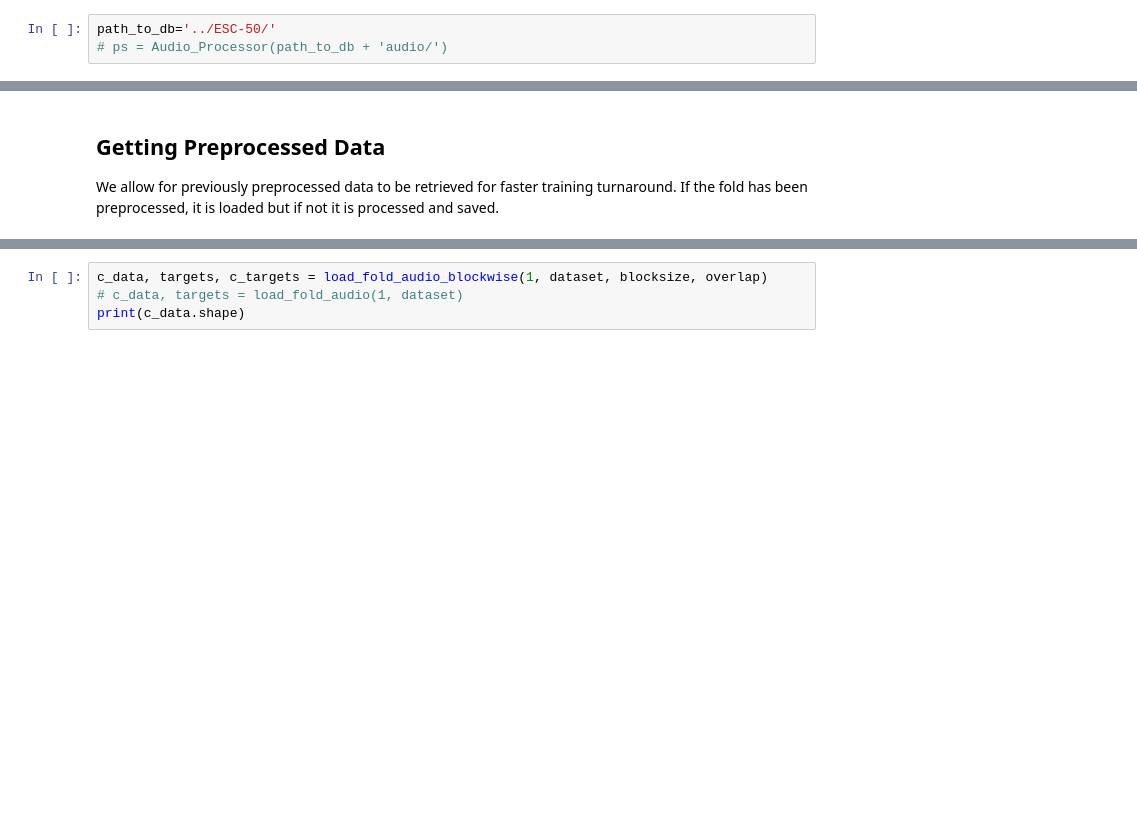
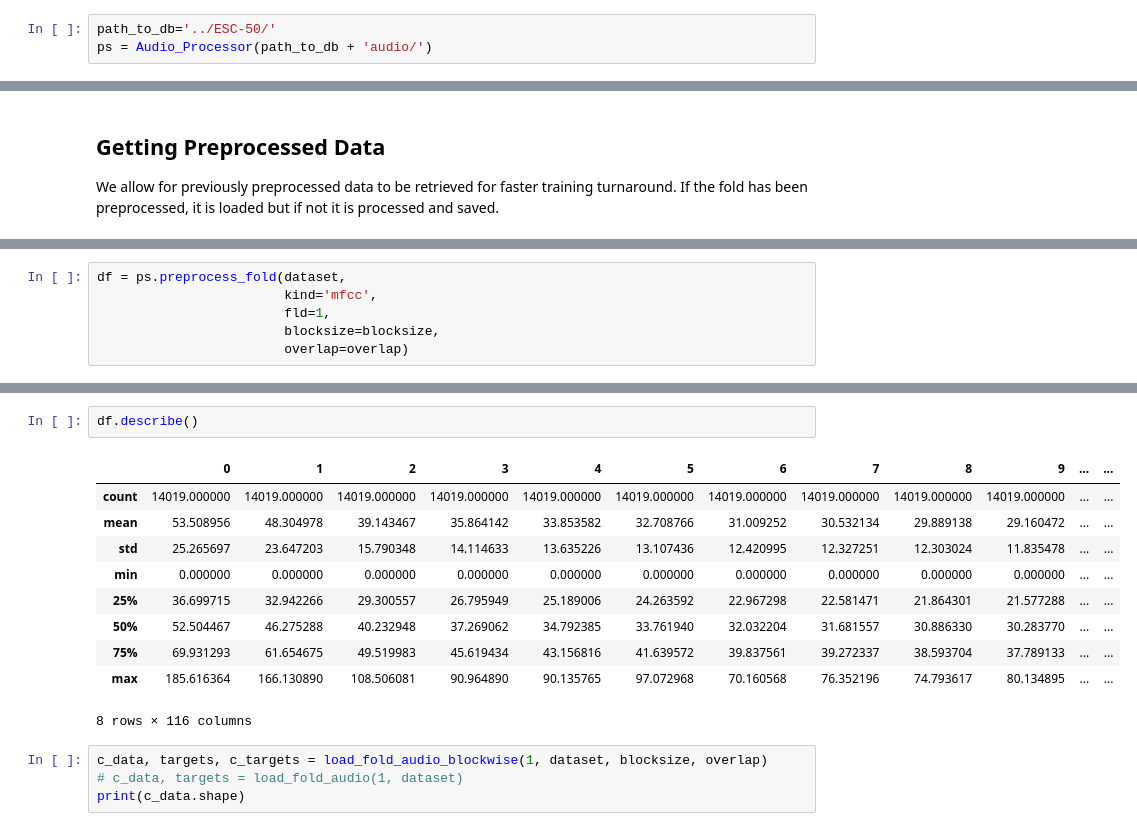
Before and after one commit to DeanPFZ/deep-audio-public, a Jupyter notebook: src/DNN 250ms No-Hierarchy.ipynb, the cells around one changed output, grey strips where cells are left out. Saved outputs shown, nothing was run; the diff lists cells and outputs as text; blank space fills up the shorter version.

```diff
--- a/src/DNN 250ms No-Hierarchy.ipynb
+++ b/src/DNN 250ms No-Hierarchy.ipynb
@@ -25,7 +28,7 @@ warnings.filterwarnings('ignore')
 audio_dir = '../ESC-50/audio/'
 # %%
 path_to_db='../ESC-50/'
-# ps = Audio_Processor(path_to_db + 'audio/')
+ps = Audio_Processor(path_to_db + 'audio/')
 # %% [markdown]
 # Load Dataset
 Here we load the csv that describes each file in the dataset. We add a high level category that is defined in the ESC-50 documentation. This we realize is anthetical to true training, it is a stopgap for when we use NLP to classify tags into these categories.
@@ -171,0 +69,6 @@ def load_audio_blockwise(data, blocksize=1024, overlap=512, debug=False):
+# %%
+df = ps.preprocess_fold(dataset,
+                        kind='mfcc',
+                        fld=1,
+                        blocksize=blocksize,
+                        overlap=overlap)
@@ -172,3 +93,16 @@ def load_audio_blockwise(data, blocksize=1024, overlap=512, debug=False):
+# %%
+df.describe()
+# %% [output]
+|  | 0 | 1 | 2 | 3 | 4 | 5 | 6 | 7 | 8 | 9 | ... | ... |
+| count | 14019.000000 | 14019.000000 | 14019.000000 | 14019.000000 | 14019.000000 | 14019.000000 | 14019.000000 | 14019.000000 | 14019.000000 | 14019.000000 | ... | ... |
+| mean | 53.508956 | 48.304978 | 39.143467 | 35.864142 | 33.853582 | 32.708766 | 31.009252 | 30.532134 | 29.889138 | 29.160472 | ... | ... |
+| std | 25.265697 | 23.647203 | 15.790348 | 14.114633 | 13.635226 | 13.107436 | 12.420995 | 12.327251 | 12.303024 | 11.835478 | ... | ... |
+| min | 0.000000 | 0.000000 | 0.000000 | 0.000000 | 0.000000 | 0.000000 | 0.000000 | 0.000000 | 0.000000 | 0.000000 | ... | ... |
+| 25% | 36.699715 | 32.942266 | 29.300557 | 26.795949 | 25.189006 | 24.263592 | 22.967298 | 22.581471 | 21.864301 | 21.577288 | ... | ... |
+| 50% | 52.504467 | 46.275288 | 40.232948 | 37.269062 | 34.792385 | 33.761940 | 32.032204 | 31.681557 | 30.886330 | 30.283770 | ... | ... |
+| 75% | 69.931293 | 61.654675 | 49.519983 | 45.619434 | 43.156816 | 41.639572 | 39.837561 | 39.272337 | 38.593704 | 37.789133 | ... | ... |
+| max | 185.616364 | 166.130890 | 108.506081 | 90.964890 | 90.135765 | 97.072968 | 70.160568 | 76.352196 | 74.793617 | 80.134895 | ... | ... |
+8 rows × 116 columns
 # %%
 c_data, targets, c_targets = load_fold_audio_blockwise(1, dataset, blocksize, overlap)
 # c_data, targets = load_fold_audio(1, dataset)
```
Also changed, not shown: parts of 6 cells of this notebook, 2 other files.
